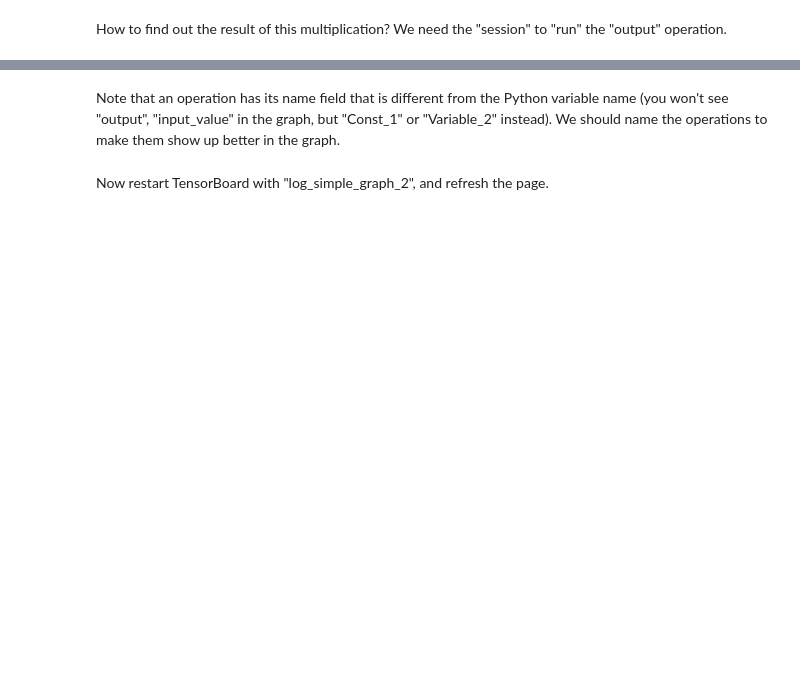
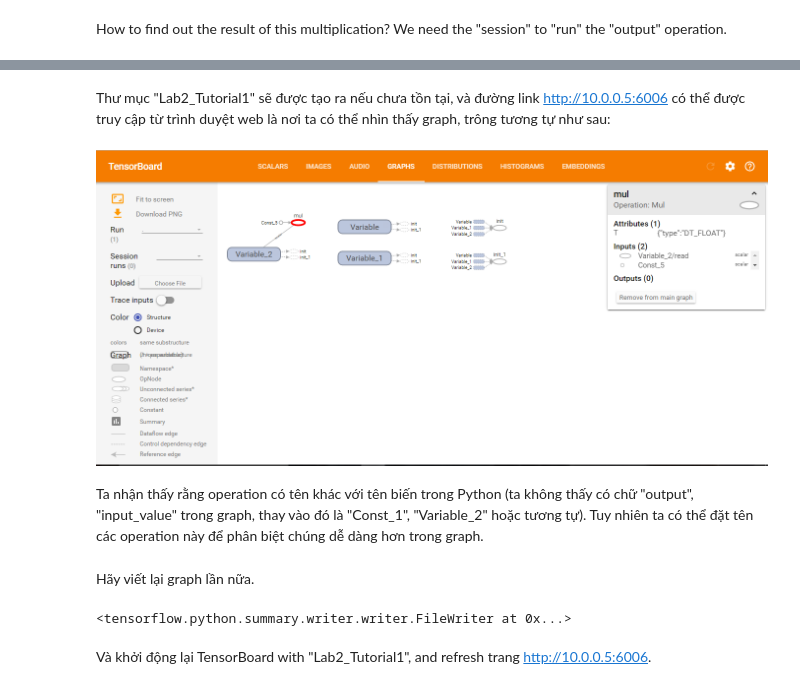
Before and after one commit to chauvm/tensorflow_tutorials, a Jupyter notebook: tutorials/tensorflow/Lab 2 - Tutorial 1 - Overview.ipynb, the cells around one changed output, grey strips where cells are left out. Drawn from its saved outputs; the diff is of its cells as text; code cells hidden in the pictures; blank space fills up the shorter version.

Commit message:
Update Lab 2 Overview and rearrange images/Lab2

```diff
--- a/tutorials/tensorflow/Lab 2 - Tutorial 1 - Overview.ipynb
+++ b/tutorials/tensorflow/Lab 2 - Tutorial 1 - Overview.ipynb
@@ -200,12 +198,23 @@ Note that a directory "log_simple_graph" is created, and a URL is given to show
-# %% [markdown]
-Note that an operation has its name field that is different from the Python variable name (you won't see "output", "input_value" in the graph, but "Const_1" or "Variable_2" instead). We should name the operations to make them show up better in the graph.
+# %% [markdown]
+Thư mục "Lab2_Tutorial1" sẽ được tạo ra nếu chưa tồn tại, và đường link http://10.0.0.5:6006 có thể được truy cập từ trình duyệt web là nơi ta có thể nhìn thấy graph, trông tương tự như sau:
+# %%
+from IPython.core.display import Image
+Image(filename='../../images/Lab2/log_simple_graph.png')
+# %% [output]
+[figure, added]
+# %% [markdown]
+Ta nhận thấy rằng operation có tên khác với tên biến trong Python (ta không thấy có chữ "output", "input_value" trong graph, thay vào đó là "Const_1", "Variable_2" hoặc tương tự). Tuy nhiên ta có thể đặt tên các operation này để phân biệt chúng dễ dàng hơn trong graph.
 # %%
 x = tf.constant(1.0, name="input")
 w = tf.Variable(0.8, name="weight")
 y = tf.mul(w, x, name="output")
+# %% [markdown]
+Hãy viết lại graph lần nữa.
 # %%
-file_writer_2 = tf.summary.FileWriter("log_simple_graph_2", sess.graph)
+tf.summary.FileWriter("Lab2_Tutorial1", sess.graph)
+# %% [output]
+<tensorflow.python.summary.writer.writer.FileWriter at 0x...>
-# %% [markdown]
-Now restart TensorBoard with "log_simple_graph_2", and refresh the page.
+# %% [markdown]
+Và khởi động lại TensorBoard with "Lab2_Tutorial1", and refresh trang http://10.0.0.5:6006.
 # %%
 #(tensorflow) D:\MaSSP\track_2>ls
```
Also changed, not shown: parts of 40 cells of this notebook, 3 other files.
